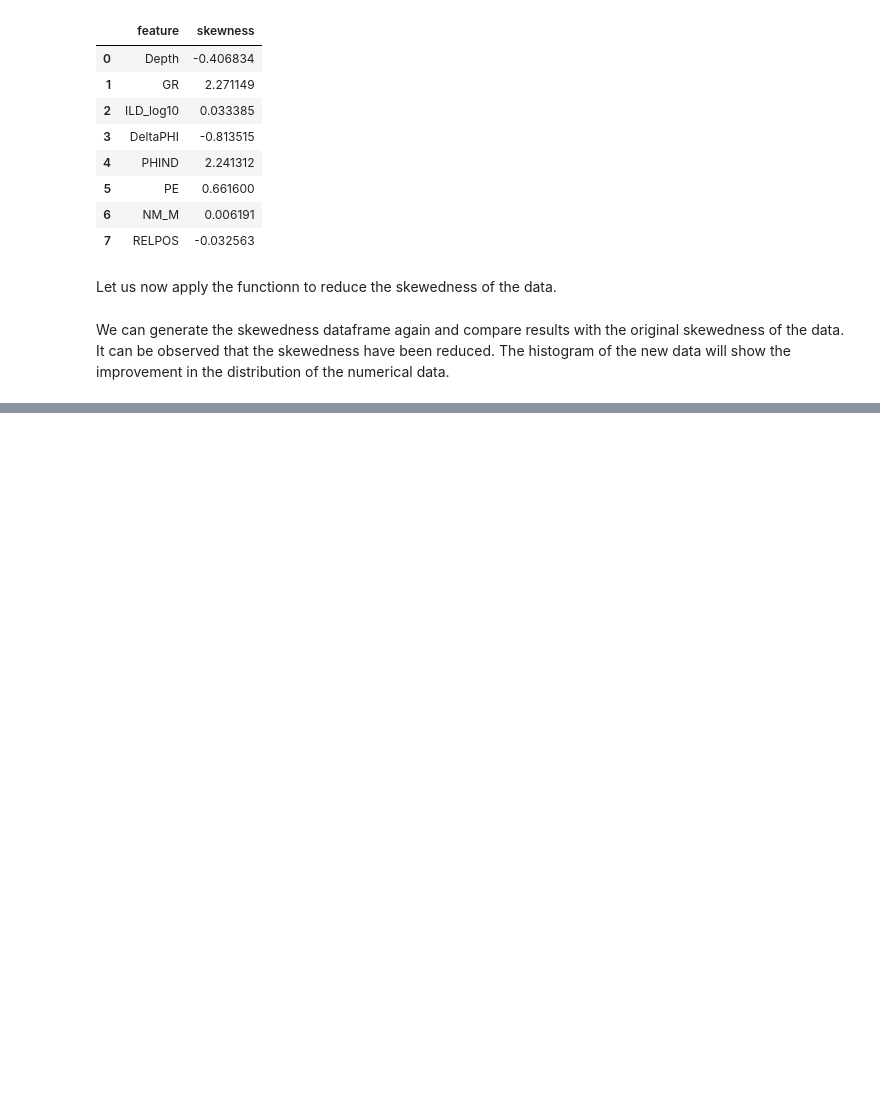
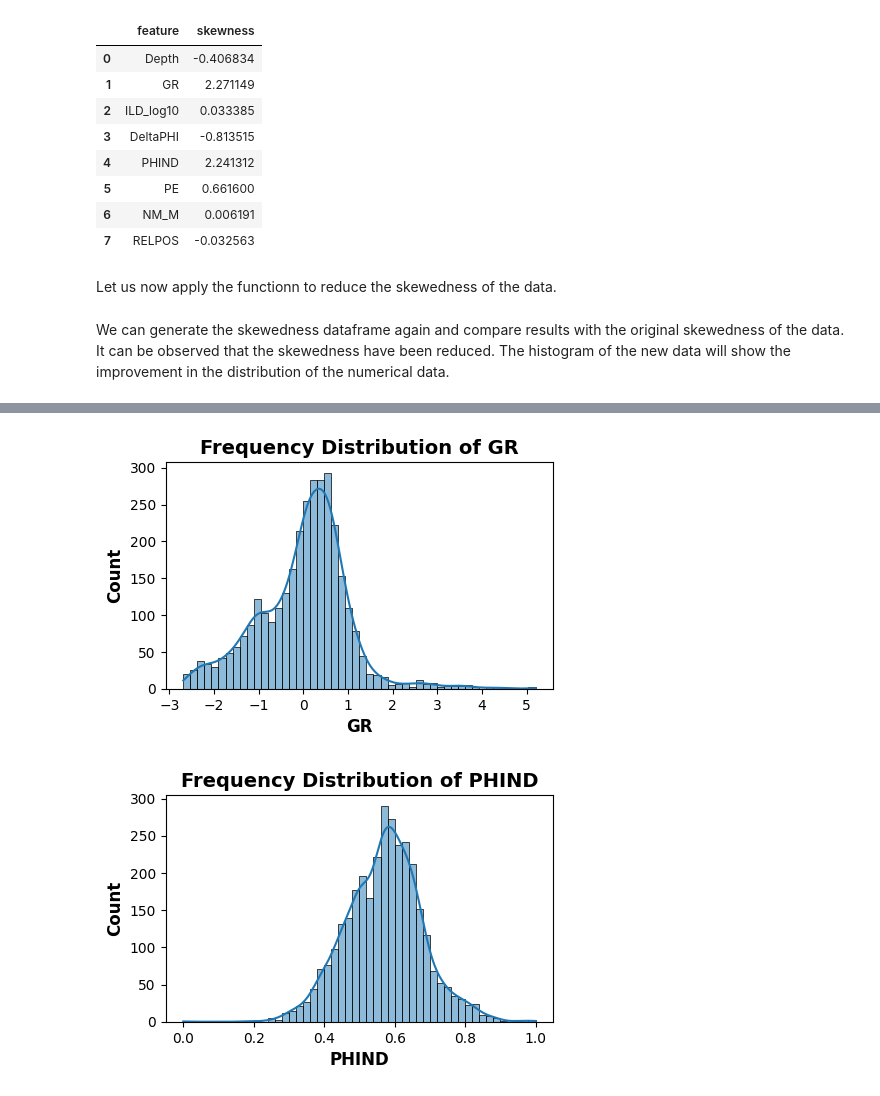
Before and after one commit to ChigozieObika/facies-classification, a Jupyter notebook: visualisation_preprocessing.ipynb, the cells around one changed output, grey strips where cells are left out. Saved outputs shown, nothing was run; the diff lists cells and outputs as text; code cells hidden in the pictures; blank space fills up the shorter version.

```diff
--- a/visualisation_preprocessing.ipynb
+++ b/visualisation_preprocessing.ipynb
@@ -138,0 +139,12 @@ data
+# %%
+#StandardScaler
+utils.UniAnalysis(pd.DataFrame(Stan_data_preprocess,
+                    columns = ['Depth', 'GR', 'ILD_log10', 'DeltaPHI', 'PHIND', 'PE', 'NM_M',
+       'RELPOS'])).create_histplot('GR', 50)
+
+utils.UniAnalysis(pd.DataFrame(MinMax_data_preprocess,
+                    columns = ['Depth', 'GR', 'ILD_log10', 'DeltaPHI', 'PHIND', 'PE', 'NM_M',
+       'RELPOS'])).create_histplot('PHIND', 50)
+# %% [output]
+[figure, added]
+[figure, added]
```
Also changed, not shown: parts of 13 cells of this notebook, 5 other files.
